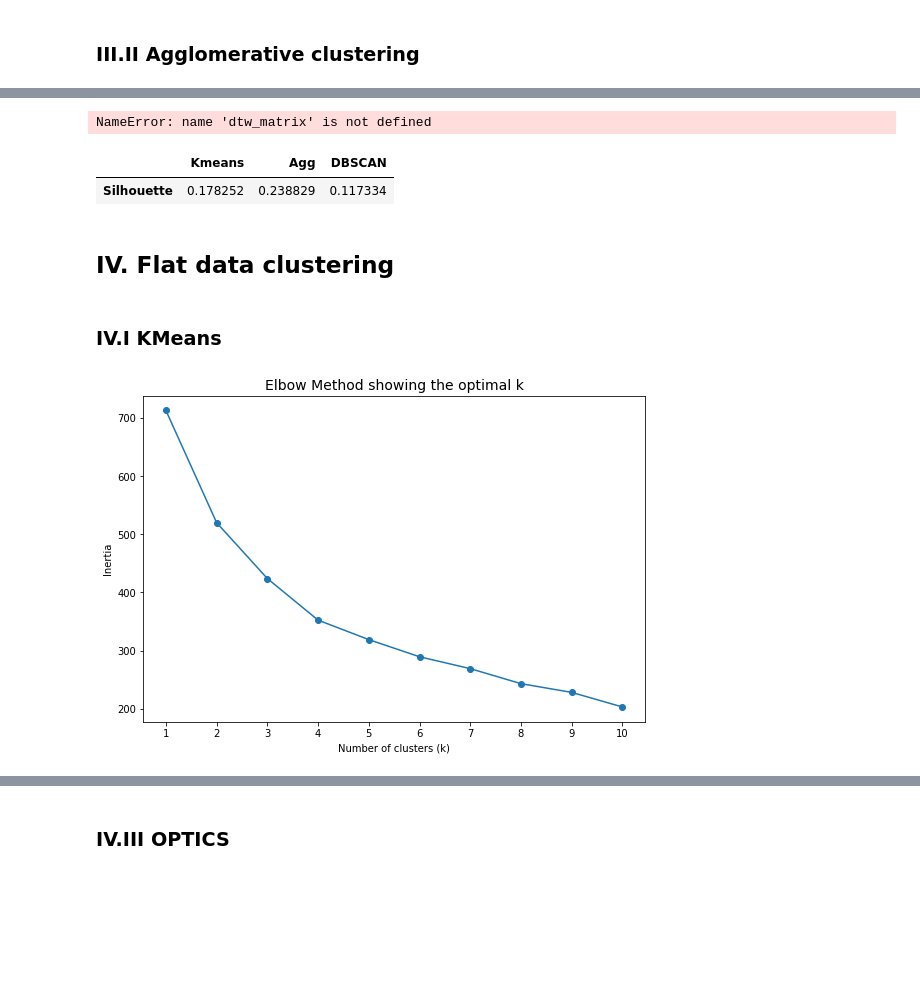
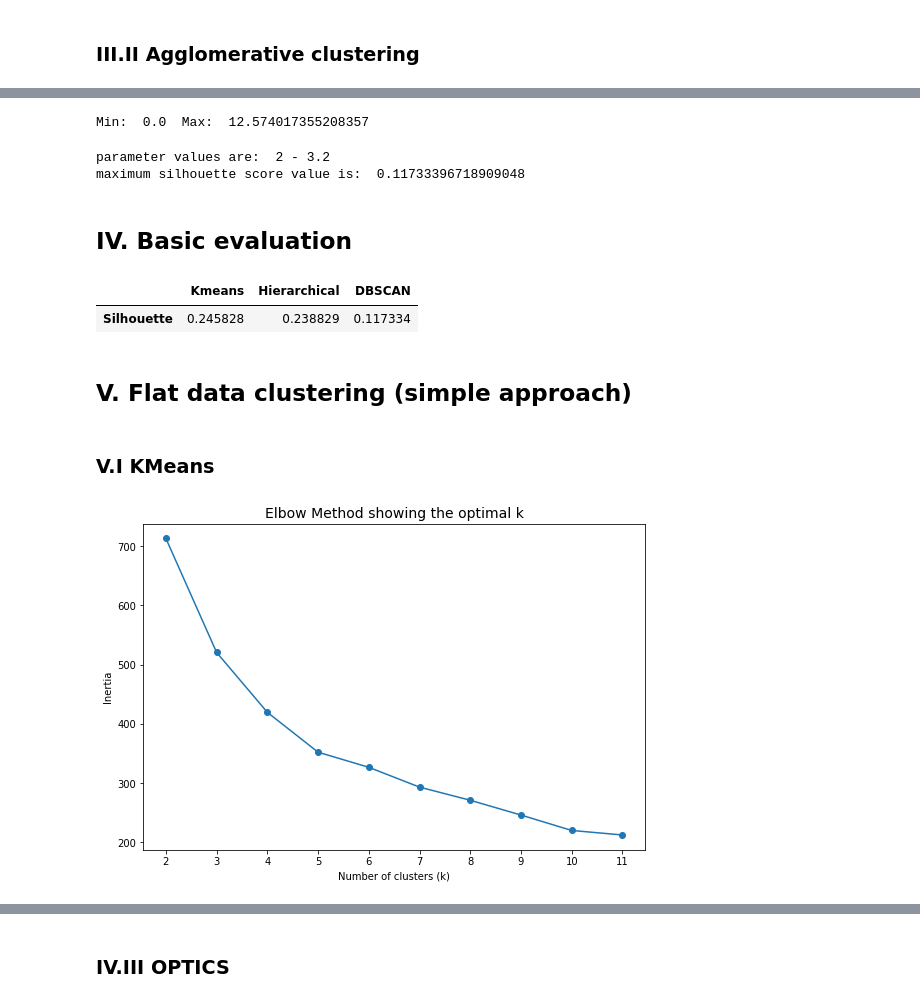
Before and after one commit to amakarewicz/BEngThesis, a Jupyter notebook: Clustering.ipynb, the cells around one changed output, grey strips where cells are left out. Drawn from its saved outputs; the diff is of its cells as text; code cells hidden in the pictures; blank space fills up the shorter version.

```diff
--- a/Clustering.ipynb
+++ b/Clustering.ipynb
@@ -192,0 +209,7 @@ plot_clustering(countries, y_kmeans_ts)
+# %%
+# tuning for optimal k
+k_max = 10
+inertias = []
+for k in range(1, k_max+1):
+    kmeans = kmeans_clustering(data, k)
+    inertias.append(kmeans.inertia_)
@@ -208,13 +252,17 @@ plot_dendrogram(agg_ts)
+# %%
+print('Min: ', np.min(dtw_matrix), ' Max: ', np.max(dtw_matrix)) # overview of distances
+# %% [output]
+Min:  0.0  Max:  12.574017355208357
 # %%
 # tuning hyperparameters
-min_grid = [x for x in range(2, 39, 1)]
-eps_grid = np.arange(0.1, 10, 0.1)
+min_grid = [x for x in range(2, 39, 1)] # min_samples parameter
+eps_grid = np.arange(0.1, 12, 0.1) # eps parameter
 best_params = {}
 for m in min_grid:
     for e in eps_grid:
         dbscan = DBSCAN(eps = e, min_samples = m, metric='precomputed').fit(dtw_matrix)
         labels = dbscan.labels_
-        if len(set(labels)) > 2:
+        if len(set(labels)) > 2: # at least 2 clusters + outliers
             cal_score = silhouette_score(dtw_matrix, labels, metric='precomputed')
 
             if cal_score > 0:
@@ -224,5 +272,6 @@ max_key = max(best_params, key = best_params.get)
 print("parameter values are: ", max_key)
 print("maximum silhouette score value is: ", best_params[max_key])
 # %% [output]
-NameError: name 'dtw_matrix' is not defined
+parameter values are:  2 - 3.2
+maximum silhouette score value is:  0.11733396718909048
 # %%
@@ -231,8 +280,10 @@ plot_clustering(countries, y_dbscan_ts)
-# %%
-evaluate_clustering(dtw_matrix, y_kmeans_ts, y_agg_ts, y_dbscan_ts )
-# %% [output]
-|  | Kmeans | Agg | DBSCAN |
-| Silhouette | 0.178252 | 0.238829 | 0.117334 |
+# %% [markdown]
+## IV. Basic evaluation
+# %%
+evaluate_clustering(data, kmeans_ts.labels_, agg_ts.labels_, dbscan_ts.labels_)
+# %% [output]
+|  | Kmeans | Hierarchical | DBSCAN |
+| Silhouette | 0.245828 | 0.238829 | 0.117334 |
 # %% [markdown]
-## IV. Flat data clustering
+## V. Flat data clustering (simple approach)
 # %%
@@ -241,24 +293,25 @@ data_flat['variable'] = data_flat['variable'] + '_' + data_flat['year'].astype(s
 data_flat.drop('year', axis=1, inplace=True)
 data_flat = data_flat.groupby(['countrycode', 'country', 'variable'])['value'].aggregate('mean').unstack().reset_index()
 # %% [markdown]
-### IV.I KMeans
+### V.I KMeans
 # %%
 kmeans = KMeans(n_clusters=4)
 y_kmeans = kmeans.fit_predict(data_flat.iloc[:, 2:])
 # %%
 plot_clustering(countries, y_kmeans)
 # %%
+# tuning for optimal k
 k_max = 10
 inertias = []
 for k in range(1, k_max+1):
-    kmeans = KMeans(n_clusters = k, random_state = 0)
-    kmeans.fit(data_flat.iloc[:, 2:])
+    kmeans = KMeans(n_clusters=k)
+    y_kmeans = kmeans.fit_predict(data_flat.iloc[:, 2:])
     inertias.append(kmeans.inertia_)
 # %%
-elbow = plt.plot(list(range(1, len(inertias) + 1)), inertias, '-o')
+elbow = plt.plot(list(range(2, len(inertias)+2 )), inertias, '-o')
 plt.title('Elbow Method showing the optimal k', size=14)
 plt.xlabel('Number of clusters (k)')
 plt.ylabel('Inertia')
-plt.xticks(list(range(1, len(inertias) + 1)));
+plt.xticks(list(range(2, len(inertias)+2 )));
 # %% [output]
-[figure, old version]
+[figure, new version]
```
Also changed, not shown: parts of 23 cells of this notebook.
